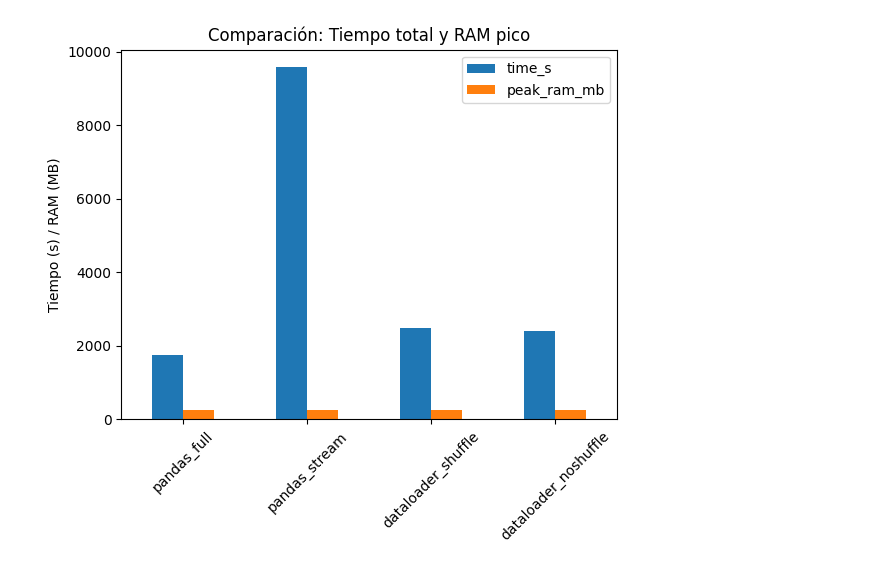
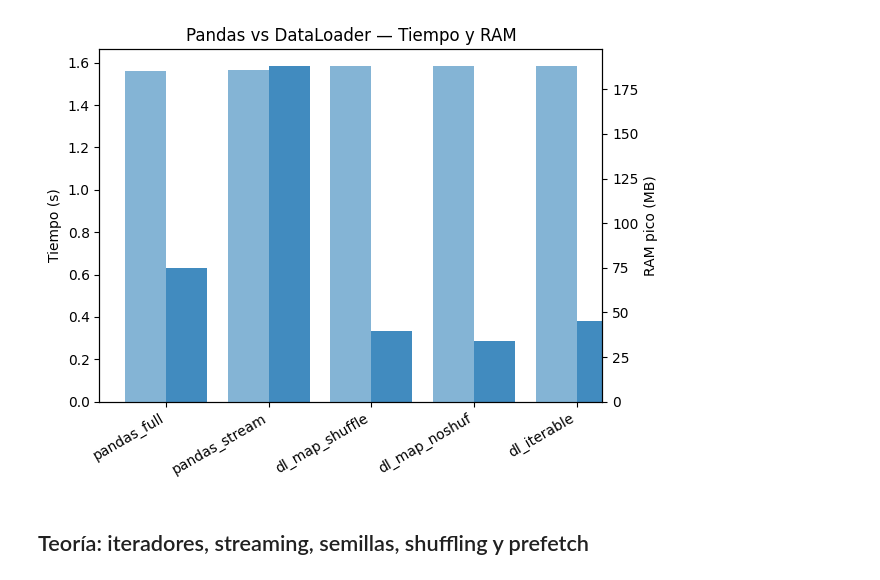
Before and after one commit to Aushzlten12/PC1-nlp, a Jupyter notebook: notebook.ipynb, the cells around one changed output. Cells and saved outputs as stored; diff of their text form; code cells hidden in the pictures.

Commit message:
Teoria y gráficos de la PC1 | Primera implementación

```diff
--- a/notebook.ipynb
+++ b/notebook.ipynb
@@ -102,5 +120,6 @@ Vocab size: 73, clases: 3, muestras: 10005
 # %%
-# Dataset Pytorch
+# Dataloader + Dataset con collate_fn
+
 class CustomDataset(Dataset):
     def __init__(self, texts, labels, stoi):
         self.texts = texts
@@ -113,15 +132,25 @@ class CustomDataset(Dataset):
     def __getitem__(self, idx):
         toks = simple_tokenize(self.texts[idx])
         ids = numericalize(toks, self.stoi)
-        # Tensors
         x = torch.tensor(ids, dtype=torch.long)
         y = torch.tensor(self.labels[idx], dtype=torch.long)
         return x, y
 
 def collate_pad(batch):
-    # batch: list of (tensor_ids, label)
     xs, ys = zip(*batch)
     lengths = torch.tensor([len(x) for x in xs], dtype=torch.long)
     padded = pad_sequence(xs, batch_first=True, padding_value=PAD_ID)
     ys = torch.stack(ys)
     return padded, lengths, ys
+
+# Dataloader con shuffle estable y sin shuffle
+ds = CustomDataset(texts, labels, stoi)
+dl_shuffle = DataLoader(
+    ds, batch_size=BATCH_SIZE, shuffle=True, generator=GENERATOR,
+    collate_fn=collate_pad, num_workers=0, pin_memory=False
+)
+
+dl_no_shuffle = DataLoader(
+    ds, batch_size=BATCH_SIZE, shuffle=False,
+    collate_fn=collate_pad, num_workers=0, pin_memory=False
+)
@@ -252,8 +300,20 @@ res_df
-# %%
-import matplotlib.pyplot as plt
-
-ax = res_df[["time_s", "peak_ram_mb"]].plot(kind="bar", rot=45, title="Comparación: Tiempo total y RAM pico")
-ax.set_ylabel("Tiempo (s) / RAM (MB)")
-plt.show()
-# %% [output]
-[figure, removed]
+# %%
+# Gráfico
+
+import matplotlib.pyplot as plt
+
+fig, ax1 = plt.subplots()
+ax2 = ax1.twinx()
+res_df["time_s"].plot(kind="bar", ax=ax1, position=0, width=0.4, alpha=0.85, label="Tiempo (s)")
+res_df["peak_ram_mb"].plot(kind="bar", ax=ax2, position=1, width=0.4, alpha=0.55, label="RAM pico (MB)")
+
+ax1.set_ylabel("Tiempo (s)")
+ax2.set_ylabel("RAM pico (MB)")
+ax1.set_title("Pandas vs DataLoader — Tiempo y RAM")
+ax1.set_xticklabels(res_df.index, rotation=30, ha="right")
+fig.tight_layout()
+plt.show()
+# %% [output]
+[figure, added]
+# %% [markdown]
+## Teoría: iteradores, streaming, semillas, shuffling y prefetch
```
Also changed, not shown: parts of 18 cells of this notebook, 2 other files.
